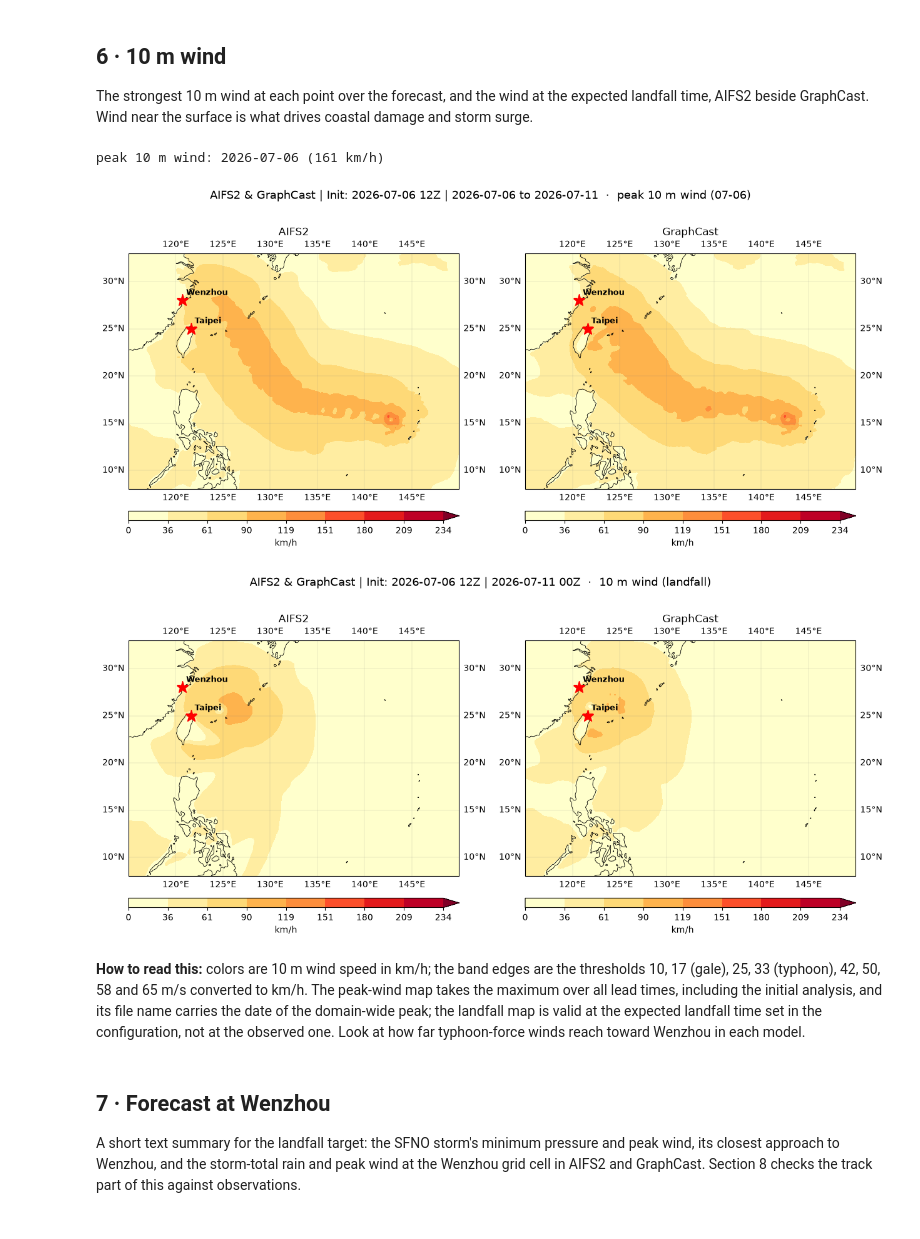
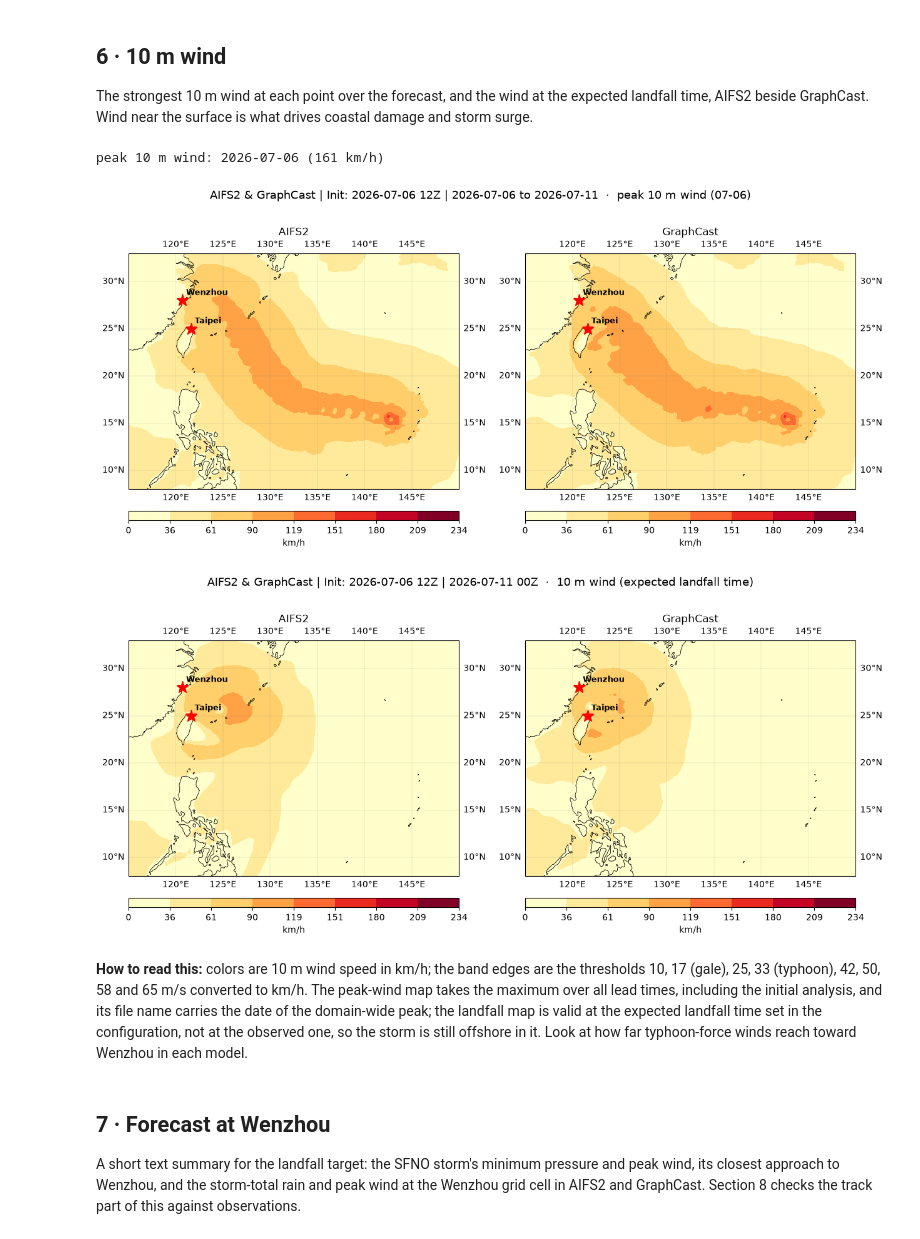
Before and after one commit to ChristianByars/Bavi, a Jupyter notebook: bavi_forecast.ipynb, the cells around one changed output. Cells and saved outputs as stored; diff of their text form; code cells hidden in the pictures.

```diff
--- a/bavi_forecast.ipynb
+++ b/bavi_forecast.ipynb
@@ -375,10 +379,16 @@ Inference complete
 Daily and storm-total rain from AIFS2 and GraphCast side by side, then the 6-hour rain at the SFNO storm center along its track. These are forecast products: no rain observations are used in this notebook.
 # %%
 def open_forecast(zarr_path):
-    """Open a model's Zarr output as (lead_time, lat, lon) fields, dropping the single init-time dimension."""
-    ds = xr.open_zarr(zarr_path)
+    """Open a model's Zarr output as (lead_time, lat, lon) fields, dropping the single init-time dimension.
+
+    Stops if the store was written for another start time or forecast length than the settings above,
+    so a skipped or failed model cell can never be plotted under the wrong title."""
+    ds = xr.open_zarr(zarr_path, consolidated=False)
     if "time" in ds.dims:
+        init = pd.Timestamp(ds["time"].values[0])
+        assert init == pd.Timestamp(START_TIME), f"{zarr_path} was written for init {init}, not {START_TIME}: re-run its cell"
         ds = ds.isel(time=0)
+    assert ds.sizes["lead_time"] == NSTEPS + 1, f"{zarr_path} has {ds.sizes['lead_time']} lead times, expected {NSTEPS + 1}: re-run its cell"
     return ds
 
 def daily_precip_mm(ds, day):
@@ -422,20 +432,20 @@ def domain_max(field2d):
 def plot_comparison(fieldA, fieldG, lon, lat, levels, cmap, title, save,
                     extent=PRECIP_EXTENT, units="mm"):
     """AIFS2 (left) and GraphCast (right) maps of one field on shared color bands; saves the figure to `save`."""
-    norm = BoundaryNorm(levels, ncolors=cmap.N, extend="max")  # one distinct color per band, even when bands are uneven
+    norm = BoundaryNorm(levels, ncolors=cmap.N)  # one distinct color per band, even when bands are uneven
     fig, axes = plt.subplots(1, 2, figsize=(15, 6),
                              subplot_kw={"projection": ccrs.PlateCarree()})
     for ax, field, name in zip(axes, [fieldA, fieldG], ["AIFS2", "GraphCast"]):
-        # extend="max": values above the top band take its color (triangle cap); below the lowest band stays blank
-        im = ax.contourf(lon, lat, field, levels=levels, cmap=cmap, norm=norm,
-                         transform=ccrs.PlateCarree(), extend="max")
+        # values above the top level are clipped into the top band; below the lowest band stays blank
+        im = ax.contourf(lon, lat, np.clip(field, None, levels[-1]), levels=levels, cmap=cmap, norm=norm,
+                         transform=ccrs.PlateCarree())
         ax.add_feature(cfeature.COASTLINE, linewidth=0.6)
         ax.add_feature(cfeature.BORDERS, linewidth=0.4)
         ax.set_extent(extent, crs=ccrs.PlateCarree())
         ax.gridlines(draw_labels=True, linewidth=0.3, color="gray", alpha=0.4)
         mark_cities(ax)
         ax.set_title(name)
-        map_colorbar(fig, ax, im, label=units, orientation="horizontal")  # as long as the drawn map
+        map_colorbar(fig, ax, im, label=units, orientation="horizontal", ticks=levels)  # as long as the drawn map; label every band
     fig.suptitle(title, y=1.02, fontsize=13)
     fig.savefig(save, dpi=150, bbox_inches="tight")
     plt.show()
@@ -603,26 +620,26 @@ The strongest 10 m wind at each point over the forecast, and the wind at the exp
 # %%
 # day of the domain-peak 10 m wind (either model) -> flag it in the peak-wind figure name
 def stepwise_domain_peak(ds):
     """Highest 10 m wind (km/h) inside PRECIP_EXTENT at each lead time."""
     w = wind_speed(ds)                      # (lead, lat, lon), computed once
     return np.array([domain_max(w[s]) for s in range(w.shape[0])])
 sp = np.maximum(stepwise_domain_peak(dsA), stepwise_domain_peak(dsG))
 peak_wind_day = VALID_TIMES[int(np.argmax(sp))].date()
 print("peak 10 m wind:", peak_wind_day, f"({sp.max():.0f} km/h)")
 
 plot_comparison(peakA, peakG, LON, LAT, WIND_LEVELS, plt.cm.YlOrRd,
                 fig_title("AIFS2 & GraphCast", FCST_WINDOW) + f"  ·  peak 10 m wind ({peak_wind_day:%m-%d})",
                 FIG_DIR / f"wind_peak_{peak_wind_day}_max.png", units="km/h")
 
 plot_comparison(wind_at(dsA, LANDFALL), wind_at(dsG, LANDFALL), LON, LAT, WIND_LEVELS, plt.cm.YlOrRd,
-                fig_title("AIFS2 & GraphCast", f"{LANDFALL:%Y-%m-%d %HZ}") + "  ·  10 m wind (landfall)",
+                fig_title("AIFS2 & GraphCast", f"{LANDFALL:%Y-%m-%d %HZ}") + "  ·  10 m wind (expected landfall time)",
                 FIG_DIR / "wind_landfall.png", units="km/h")
 # %% [output]
 peak 10 m wind: 2026-07-06 (161 km/h)
-[figure, old version]
+[figure, new version]
-[figure, old version]
+[figure, new version]
 # %% [markdown]
-**How to read this:** colors are 10 m wind speed in km/h; the band edges are the thresholds 10, 17 (gale), 25, 33 (typhoon), 42, 50, 58 and 65 m/s converted to km/h. The peak-wind map takes the maximum over all lead times, including the initial analysis, and its file name carries the date of the domain-wide peak; the landfall map is valid at the expected landfall time set in the configuration, not at the observed one. Look at how far typhoon-force winds reach toward Wenzhou in each model.
+**How to read this:** colors are 10 m wind speed in km/h; the band edges are the thresholds 10, 17 (gale), 25, 33 (typhoon), 42, 50, 58 and 65 m/s converted to km/h. The peak-wind map takes the maximum over all lead times, including the initial analysis, and its file name carries the date of the domain-wide peak; the landfall map is valid at the expected landfall time set in the configuration, not at the observed one, so the storm is still offshore in it. Look at how far typhoon-force winds reach toward Wenzhou in each model.
 # %% [markdown]
 ## 7 · Forecast at Wenzhou
 
```
Also changed, not shown: parts of 15 cells of this notebook, 18 other files.
